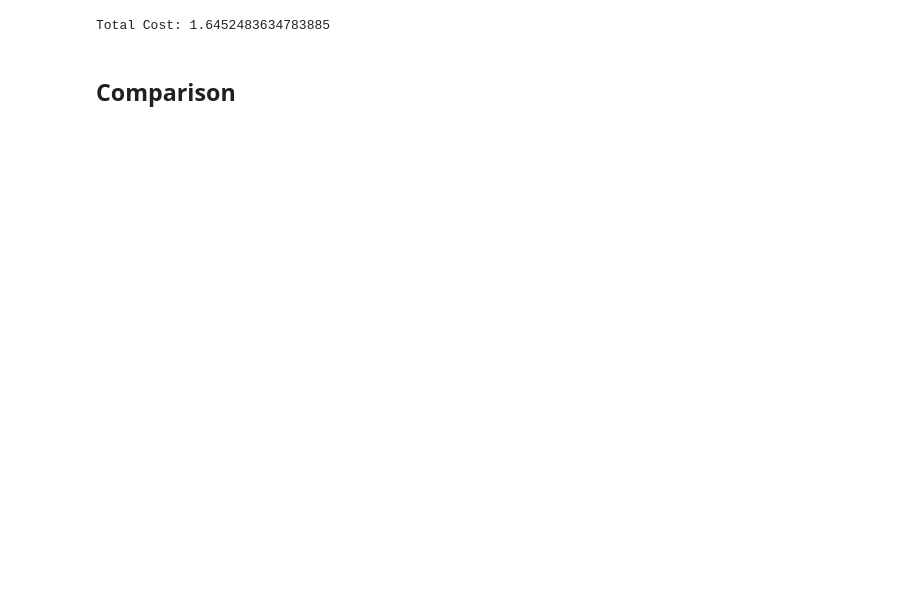
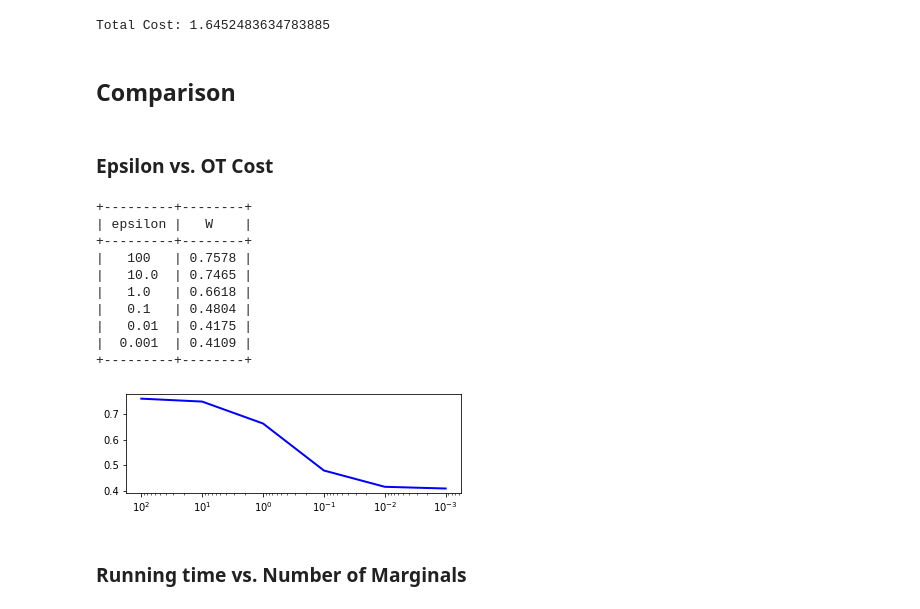
Before and after one commit to ramanakshay/Optimal-Transport, a Jupyter notebook: notebooks/multi_marginal_ot.ipynb, the cells around one changed output. Saved outputs shown, nothing was run; the diff lists cells and outputs as text; code cells hidden in the pictures; blank space fills up the shorter version.

```diff
--- a/notebooks/multi_marginal_ot.ipynb
+++ b/notebooks/multi_marginal_ot.ipynb
@@ -343,4 +353,60 @@ print('Total Cost:', OT)
 Total Cost: 1.6452483634783885
 # %% [markdown]
 ## Comparison
+# %% [markdown]
+### Epsilon vs. OT Cost
+# %%
+n = 3
+size = 50
+
+table = PrettyTable()
+table.field_names = ["epsilon", "W"]
+
+
+A = np.empty((n,size), float)
+for j in range(n):
+  A[j] = gaussian_mix(size,[25],[5],[1])
+
+x = np.array([[i,] for i in range(size)]) # defining the space
+X = np.tile(x.T,(n,1))
+
+C = find_cost_tensor(X)
+
+solver = SinkhornSolver(A,C)
+
+epsilon = 100
+x = []
+y = []
+while(epsilon >= 0.001):
+  P = solver.auto_sinkhorn(epsilon,1e-5,initial="ones")
+  W = np.sum(C*P)
+  x.append(epsilon)
+  y.append(W)
+  table.add_row([epsilon,round(W,4)])
+  clear_output(wait = True)
+  epsilon  /= 10
+
+
+print(table)
+
+fig = plt.figure()
+ax = fig.add_subplot(2, 1, 1)
+line, = ax.plot(x,y, color='blue', lw=2)
+ax.set_xscale('log')
+ax.invert_xaxis()
+plt.show()
+# %% [output]
++---------+--------+
+| epsilon |   W    |
++---------+--------+
+|   100   | 0.7578 |
+|   10.0  | 0.7465 |
+|   1.0   | 0.6618 |
+|   0.1   | 0.4804 |
+|   0.01  | 0.4175 |
+|  0.001  | 0.4109 |
++---------+--------+
+[figure, added]
+# %% [markdown]
+### Running time vs. Number of Marginals
 # %%
```
Also changed, not shown: parts of 4 cells of this notebook.
